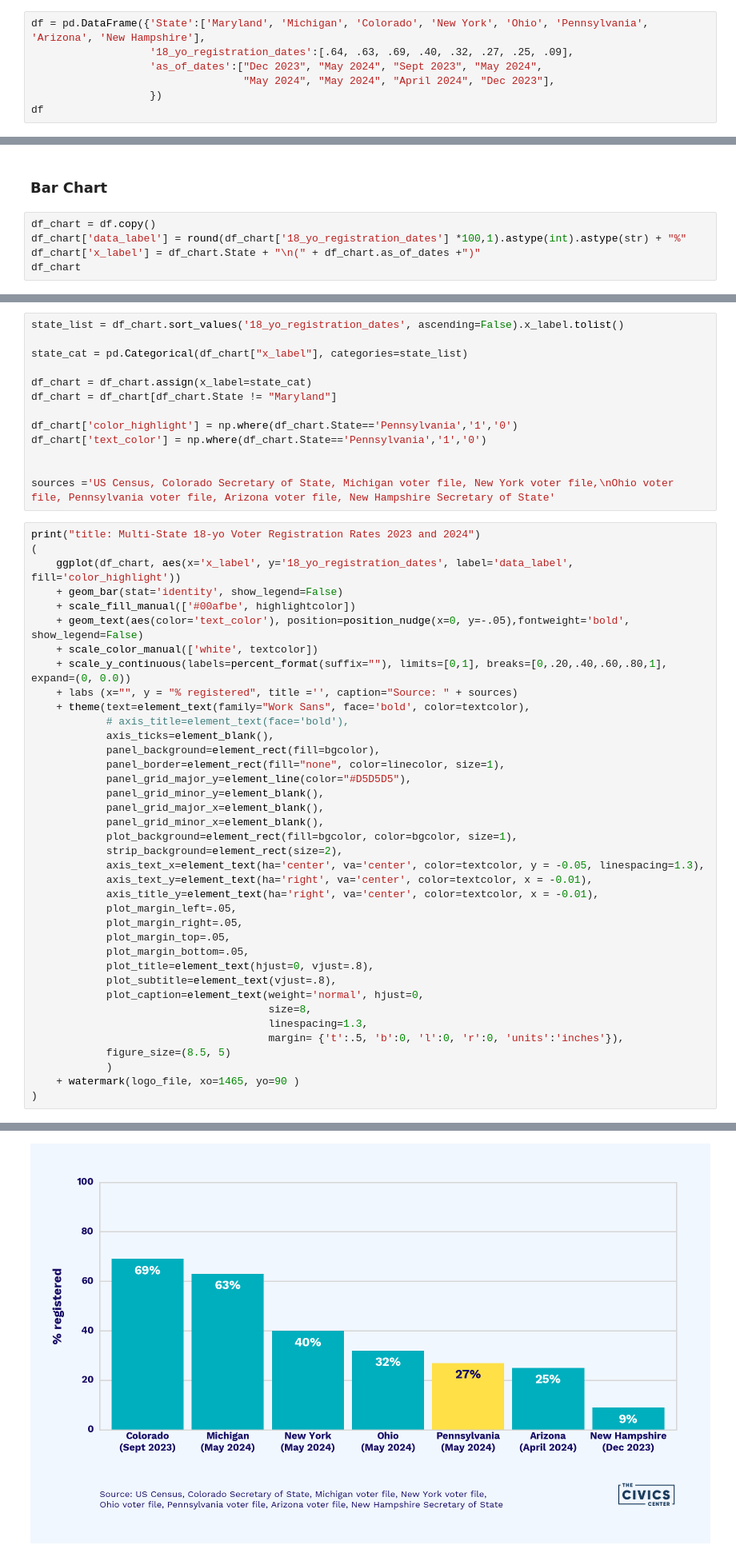
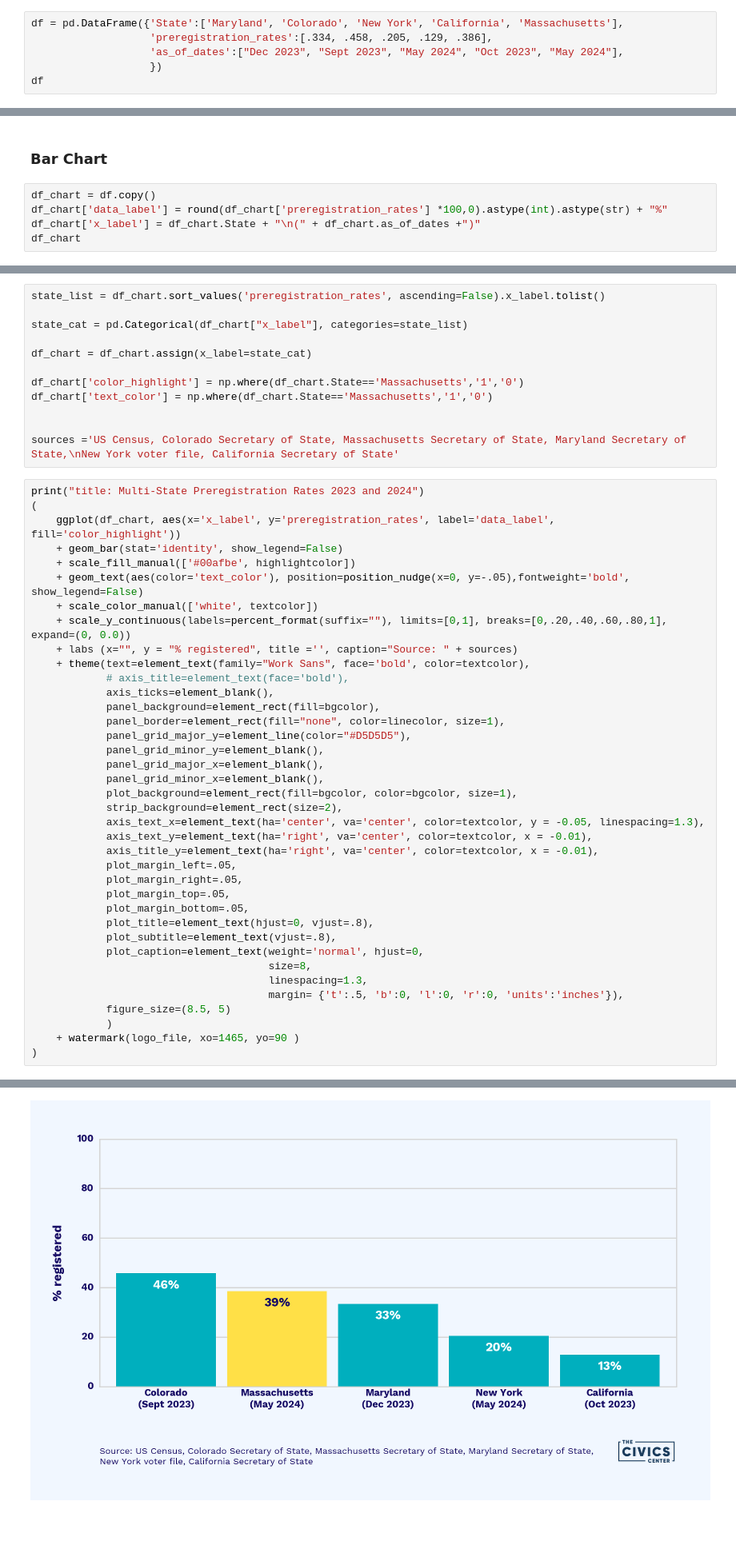
Before and after one commit to CivicsCenter/massachusetts, a Jupyter notebook: Scorecards/ma_scrorecard_blog_multistate_graph_202405.ipynb, the cells around one changed output, grey strips where cells are left out. Shown at 80% size. Cells and saved outputs as stored; diff of their text form; blank space fills up the shorter version.

Commit message:
plots for blog

```diff
--- a/Scorecards/ma_scrorecard_blog_multistate_graph_202405.ipynb
+++ b/Scorecards/ma_scrorecard_blog_multistate_graph_202405.ipynb
@@ -16,10 +16,9 @@ logo_file = '/Users/sarah/Documents/GitHub/TCC/team-set-up/all blue logo-03-smal
 # %% [markdown]
 ## MultiState Data
 # %%
-df = pd.DataFrame({'State':['Maryland', 'Michigan', 'Colorado', 'New York', 'Ohio', 'Pennsylvania', 'Arizona', 'New Hampshire'],
-                   '18_yo_registration_dates':[.64, .63, .69, .40, .32, .27, .25, .09],
-                   'as_of_dates':["Dec 2023", "May 2024", "Sept 2023", "May 2024",
-                                  "May 2024", "May 2024", "April 2024", "Dec 2023"],
+df = pd.DataFrame({'State':['Maryland', 'Colorado', 'New York', 'California', 'Massachusetts'],
+                   'preregistration_rates':[.334, .458, .205, .129, .386],
+                   'as_of_dates':["Dec 2023", "Sept 2023", "May 2024", "Oct 2023", "May 2024"],
                    })
 df
 # %% [output]
@@ -43,7 +39,7 @@ highlightcolor = '#ffe047'
 ### Bar Chart
 # %%
 df_chart = df.copy()
-df_chart['data_label'] = round(df_chart['18_yo_registration_dates'] *100,1).astype(int).astype(str) + "%"
+df_chart['data_label'] = round(df_chart['preregistration_rates'] *100,0).astype(int).astype(str) + "%"
 df_chart['x_label'] = df_chart.State + "\n(" + df_chart.as_of_dates +")"
 df_chart
 # %% [output]
@@ -59,20 +52,19 @@ df_chart
 # %%
-state_list = df_chart.sort_values('18_yo_registration_dates', ascending=False).x_label.tolist()
+state_list = df_chart.sort_values('preregistration_rates', ascending=False).x_label.tolist()
 
 state_cat = pd.Categorical(df_chart["x_label"], categories=state_list)
 
 df_chart = df_chart.assign(x_label=state_cat)
-df_chart = df_chart[df_chart.State != "Maryland"]
 
-df_chart['color_highlight'] = np.where(df_chart.State=='Pennsylvania','1','0')
-df_chart['text_color'] = np.where(df_chart.State=='Pennsylvania','1','0')
+df_chart['color_highlight'] = np.where(df_chart.State=='Massachusetts','1','0')
+df_chart['text_color'] = np.where(df_chart.State=='Massachusetts','1','0')
 
 
-sources ='US Census, Colorado Secretary of State, Michigan voter file, New York voter file,\nOhio voter file, Pennsylvania voter file, Arizona voter file, New Hampshire Secretary of State'
+sources ='US Census, Colorado Secretary of State, Massachusetts Secretary of State, Maryland Secretary of State,\nNew York voter file, California Secretary of State'
 # %%
-print("title: Multi-State 18-yo Voter Registration Rates 2023 and 2024")
+print("title: Multi-State Preregistration Rates 2023 and 2024")
 (
-    ggplot(df_chart, aes(x='x_label', y='18_yo_registration_dates', label='data_label', fill='color_highlight'))
+    ggplot(df_chart, aes(x='x_label', y='preregistration_rates', label='data_label', fill='color_highlight'))
     + geom_bar(stat='identity', show_legend=False)
     + scale_fill_manual(['#00afbe', highlightcolor])
     + geom_text(aes(color='text_color'), position=position_nudge(x=0, y=-.05),fontweight='bold', show_legend=False)
@@ -112,3 +104,3 @@ title: Multi-State 18-yo Voter Registration Rates 2023 and 2024
-[figure, old version]
+[figure, new version]
 # %% [markdown]
 ## Multi-City Data
```
Also changed, not shown: parts of 8 cells of this notebook, 2 other files.
